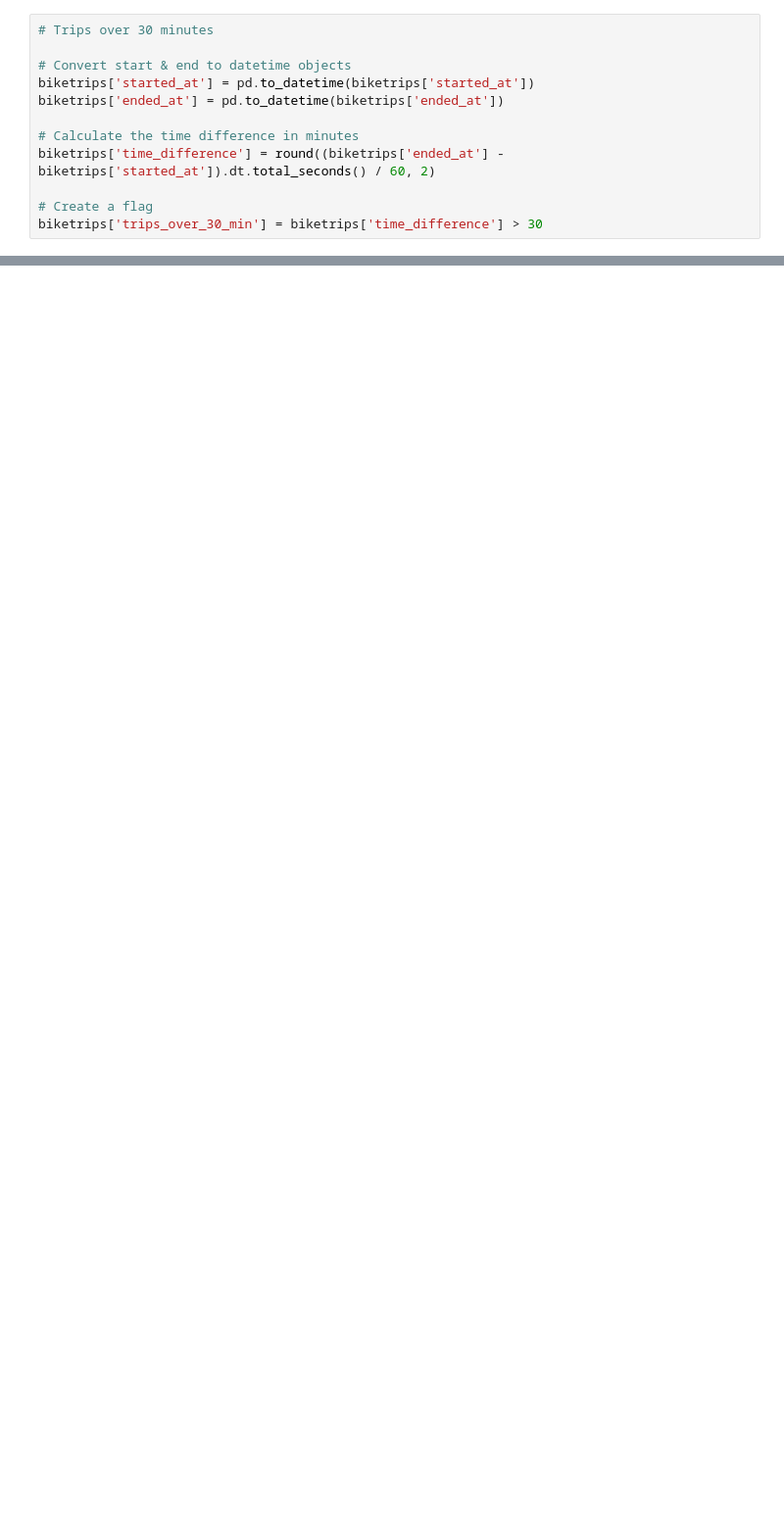
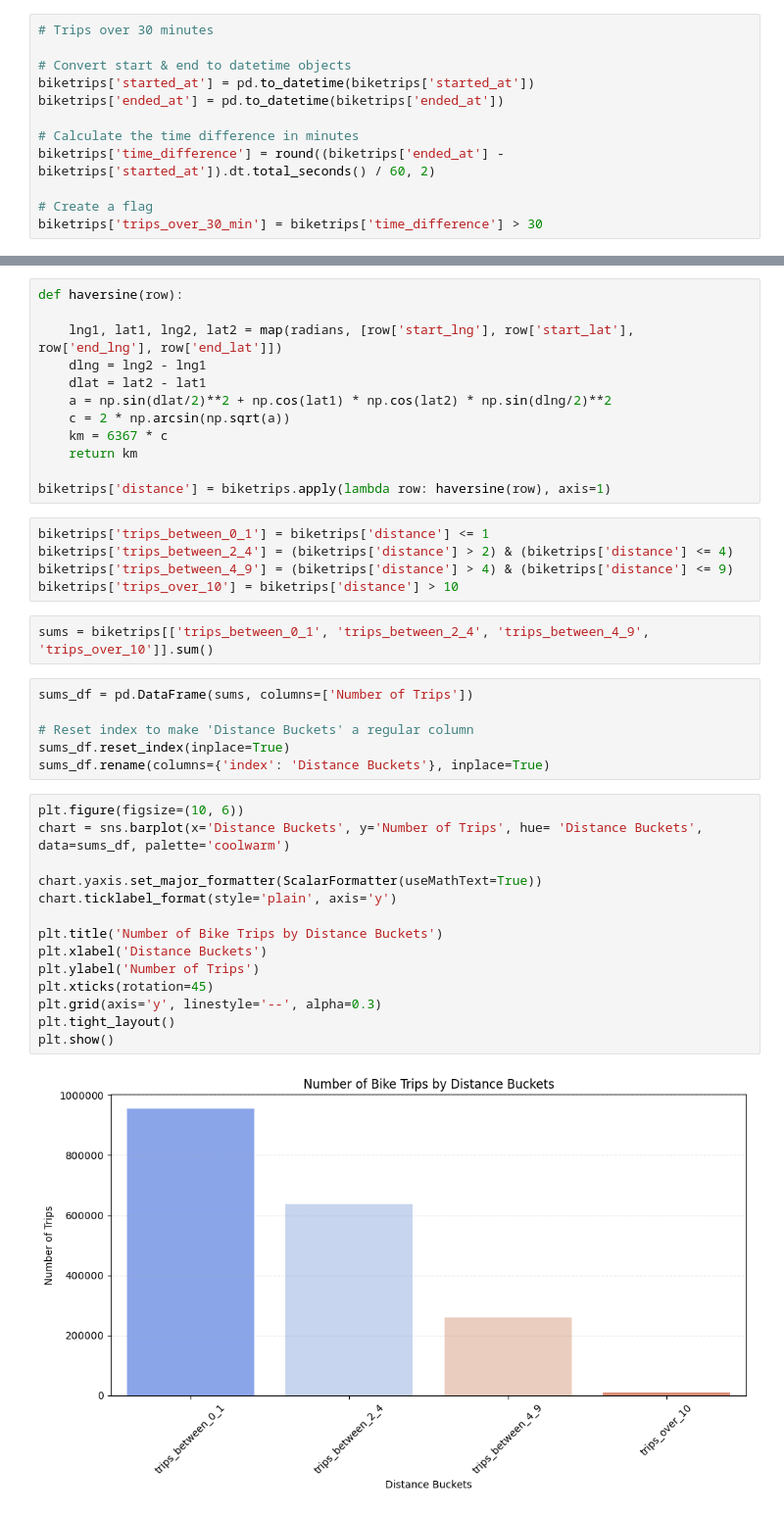
Before and after one commit to dariakorzel/citi-bikes, a Jupyter notebook: citi_bikes_analysis.ipynb, the cells around one changed output, grey strips where cells are left out. Shown at 98% size. Cells and saved outputs as stored; diff of their text form; blank space fills up the shorter version.

```diff
--- a/citi_bikes_analysis.ipynb
+++ b/citi_bikes_analysis.ipynb
@@ -59,0 +119,41 @@ print("By charging 0.2 USD per trip exceeding 30 min, we anticipate revenue of "
+# %%
+def haversine(row):
+
+    lng1, lat1, lng2, lat2 = map(radians, [row['start_lng'], row['start_lat'], row['end_lng'], row['end_lat']])
+    dlng = lng2 - lng1
+    dlat = lat2 - lat1
+    a = np.sin(dlat/2)**2 + np.cos(lat1) * np.cos(lat2) * np.sin(dlng/2)**2
+    c = 2 * np.arcsin(np.sqrt(a))
+    km = 6367 * c
+    return km
+
+biketrips['distance'] = biketrips.apply(lambda row: haversine(row), axis=1)
+# %%
+biketrips['trips_between_0_1'] = biketrips['distance'] <= 1
+biketrips['trips_between_2_4'] = (biketrips['distance'] > 2) & (biketrips['distance'] <= 4)
+biketrips['trips_between_4_9'] = (biketrips['distance'] > 4) & (biketrips['distance'] <= 9)
+biketrips['trips_over_10'] = biketrips['distance'] > 10
+# %%
+sums = biketrips[['trips_between_0_1', 'trips_between_2_4', 'trips_between_4_9', 'trips_over_10']].sum()
+# %%
+sums_df = pd.DataFrame(sums, columns=['Number of Trips'])
+
+# Reset index to make 'Distance Buckets' a regular column
+sums_df.reset_index(inplace=True)
+sums_df.rename(columns={'index': 'Distance Buckets'}, inplace=True)
+# %%
+plt.figure(figsize=(10, 6))
+chart = sns.barplot(x='Distance Buckets', y='Number of Trips', hue= 'Distance Buckets', data=sums_df, palette='coolwarm')
+
+chart.yaxis.set_major_formatter(ScalarFormatter(useMathText=True))
+chart.ticklabel_format(style='plain', axis='y')
+
+plt.title('Number of Bike Trips by Distance Buckets')
+plt.xlabel('Distance Buckets')
+plt.ylabel('Number of Trips')
+plt.xticks(rotation=45)
+plt.grid(axis='y', linestyle='--', alpha=0.3)
+plt.tight_layout()
+plt.show()
+# %% [output]
+[figure, added]
```
Also changed, not shown: parts of 6 cells of this notebook.
